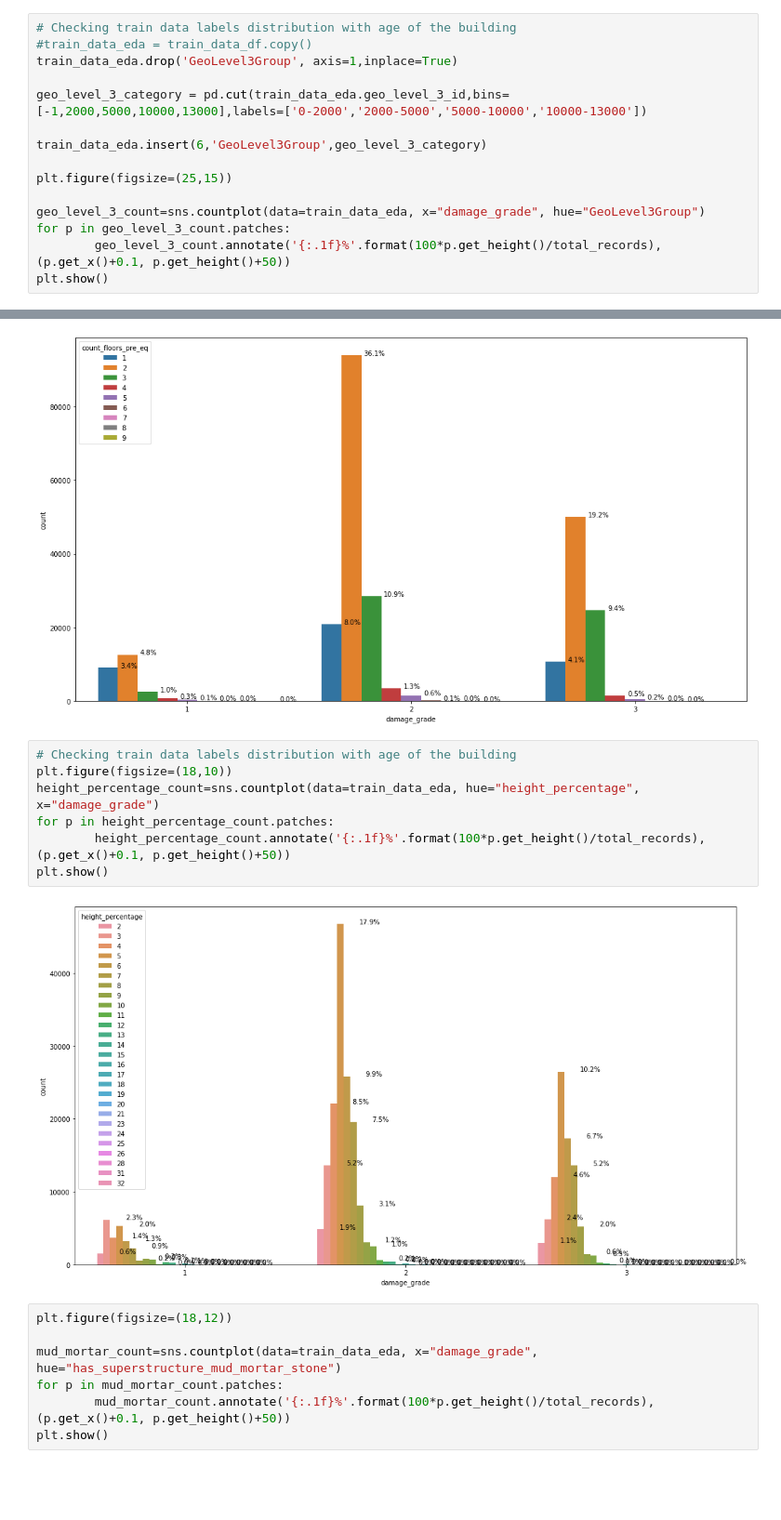
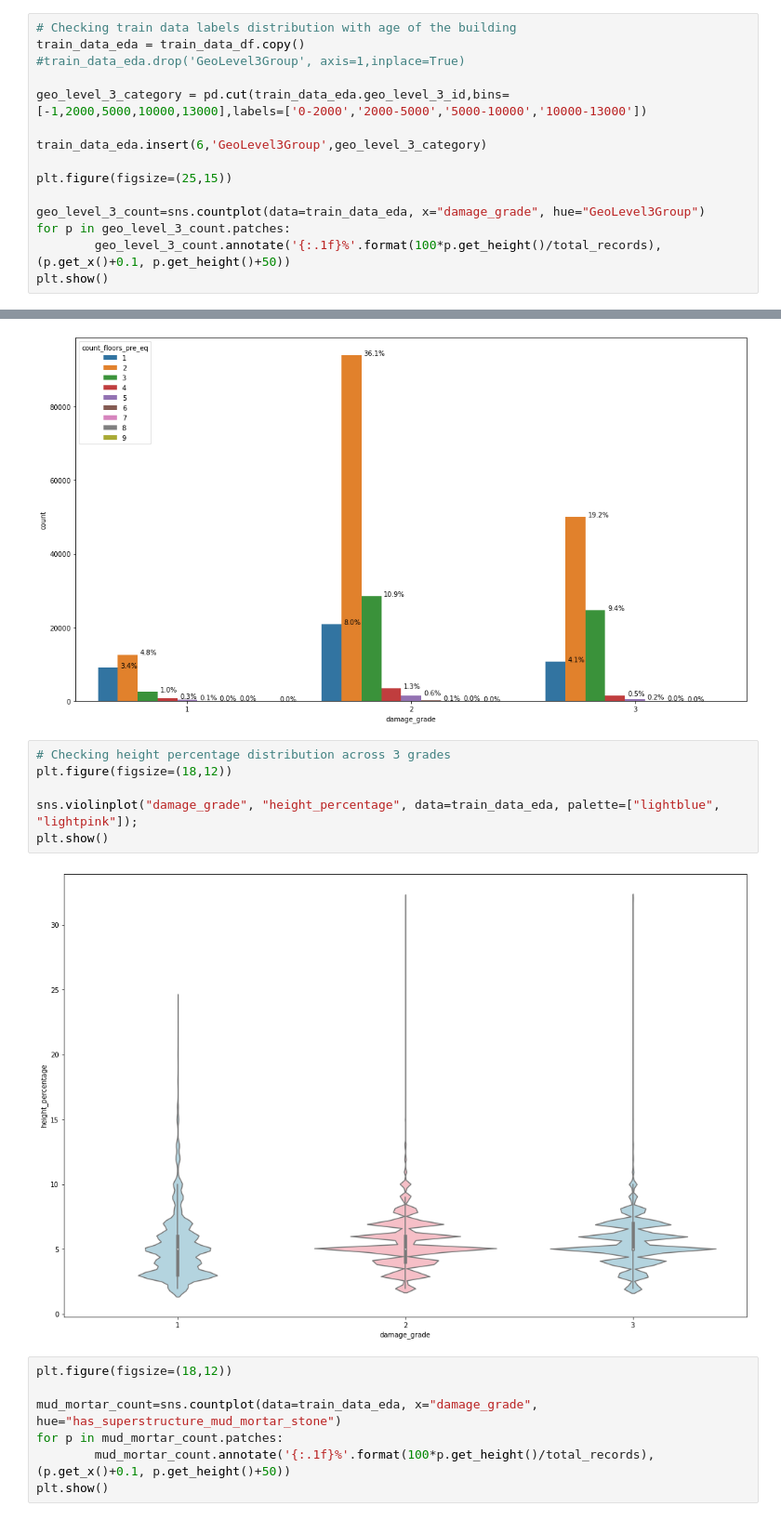
Before and after one commit to mohansameer1983/queens-mmai-869, a Jupyter notebook: Richter_Prediction_Nepal_Earthquake_Final.ipynb, the cells around one changed output, grey strips where cells are left out. Shown at 93% size. Cells and saved outputs as stored; diff of their text form; blank space fills up the shorter version.

```diff
--- a/Richter_Prediction_Nepal_Earthquake_Final.ipynb
+++ b/Richter_Prediction_Nepal_Earthquake_Final.ipynb
@@ -143,8 +142,8 @@ for p in d.patches:
 [figure]
 # %%
 # Checking train data labels distribution with age of the building
-#train_data_eda = train_data_df.copy()
-train_data_eda.drop('GeoLevel3Group', axis=1,inplace=True)
+train_data_eda = train_data_df.copy()
+#train_data_eda.drop('GeoLevel3Group', axis=1,inplace=True)
 
 geo_level_3_category = pd.cut(train_data_eda.geo_level_3_id,bins=[-1,2000,5000,10000,13000],labels=['0-2000','2000-5000','5000-10000','10000-13000'])
 
@@ -249,15 +248,14 @@ for p in floor_count.patches:
 plt.show()
 # %% [output]
 [figure]
-# %%
-# Checking train data labels distribution with age of the building
-plt.figure(figsize=(18,10))
-height_percentage_count=sns.countplot(data=train_data_eda, hue="height_percentage", x="damage_grade")
-for p in height_percentage_count.patches:
-        height_percentage_count.annotate('{:.1f}%'.format(100*p.get_height()/total_records), (p.get_x()+0.1, p.get_height()+50))
-plt.show()
-# %% [output]
-[figure, removed]
+# %%
+# Checking height percentage distribution across 3 grades
+plt.figure(figsize=(18,12))
+
+sns.violinplot("damage_grade", "height_percentage", data=train_data_eda, palette=["lightblue", "lightpink"]);
+plt.show()
+# %% [output]
+[figure, added]
 # %%
 plt.figure(figsize=(18,12))
 
```
Also changed, not shown: parts of 3 cells of this notebook.
